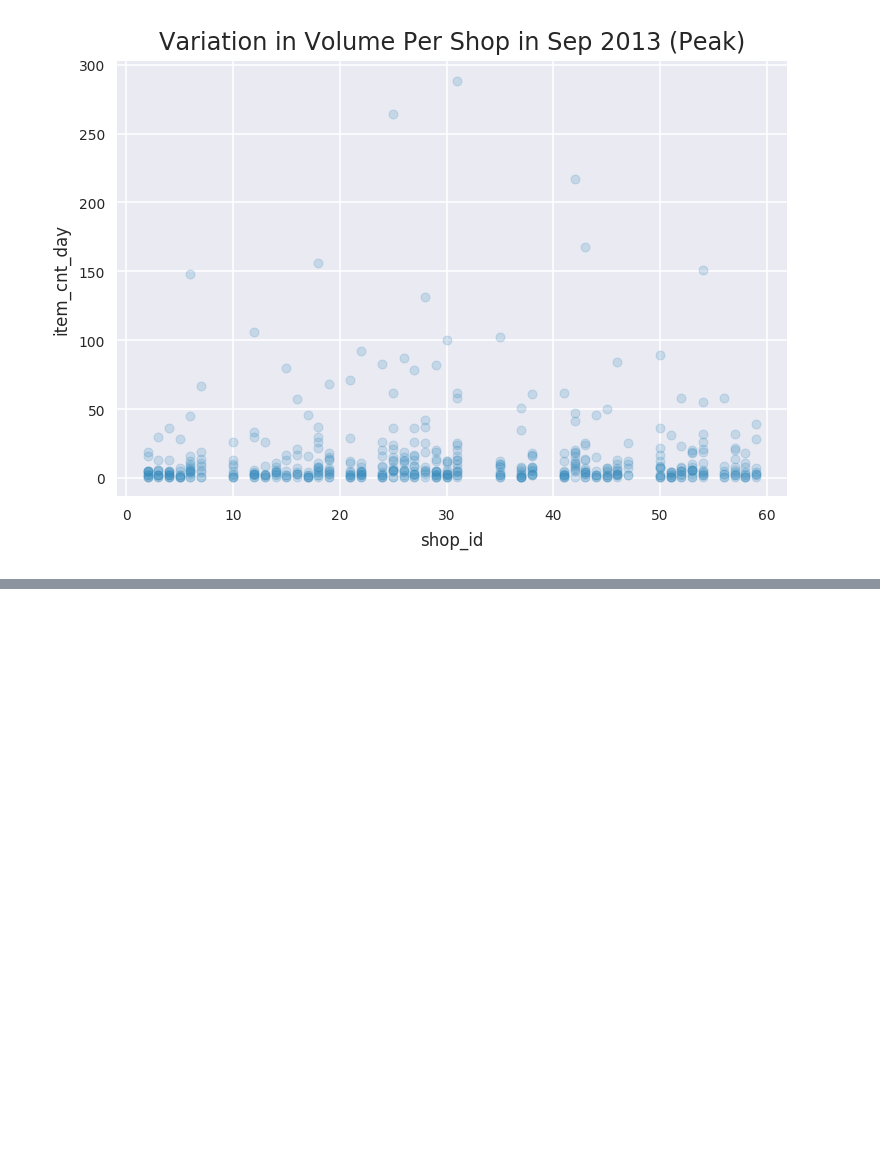
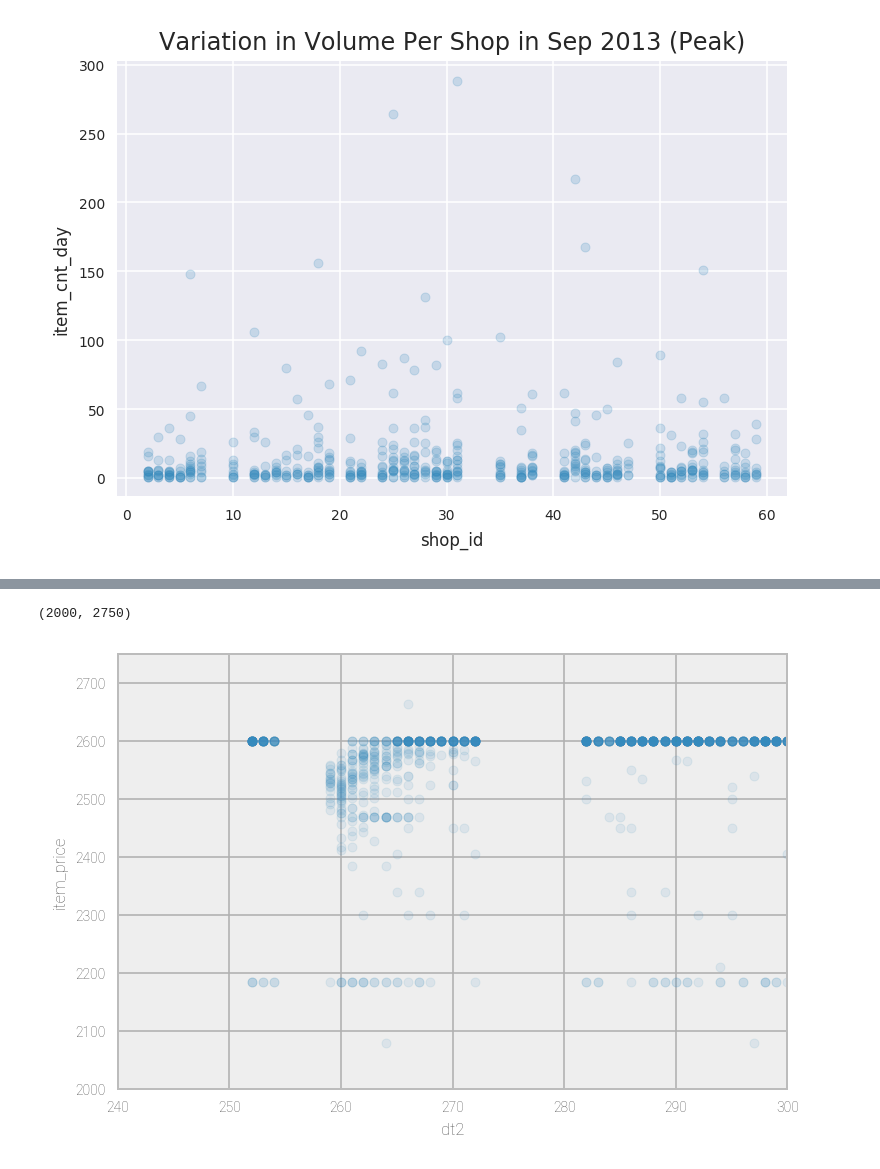
Before and after one commit to jamesoliver1981/Future_Sales, a Jupyter notebook: jupyter/EDA_J2_04_Price_variation.ipynb, the cells around one changed output, grey strips where cells are left out. Saved outputs shown, nothing was run; the diff lists cells and outputs as text; code cells hidden in the pictures; blank space fills up the shorter version.

```diff
--- a/jupyter/EDA_J2_04_Price_variation.ipynb
+++ b/jupyter/EDA_J2_04_Price_variation.ipynb
@@ -176,0 +110,12 @@ list(set(train2.YM))[0:9]
+# %%
+# scatter plot by day the price - try to see how develops against sales volumes
+train2["dt"]=train2["date"].astype(np.int64)/86400000000000
+train2["dt2"]=train2.dt-train2.dt.min()
+
+train2[train2.item_id==3732].plot(kind="scatter",x="dt2",y="item_price",alpha=0.1)
+plt.axes().set_xticks([240,250,260,270,280,290,300])
+plt.axes().set_xlim([240,300])
+plt.axes().set_ylim([2000,2750])
+# %% [output]
+(2000, 2750)
+[figure, added]
```
Also changed, not shown: parts of 12 cells of this notebook.
